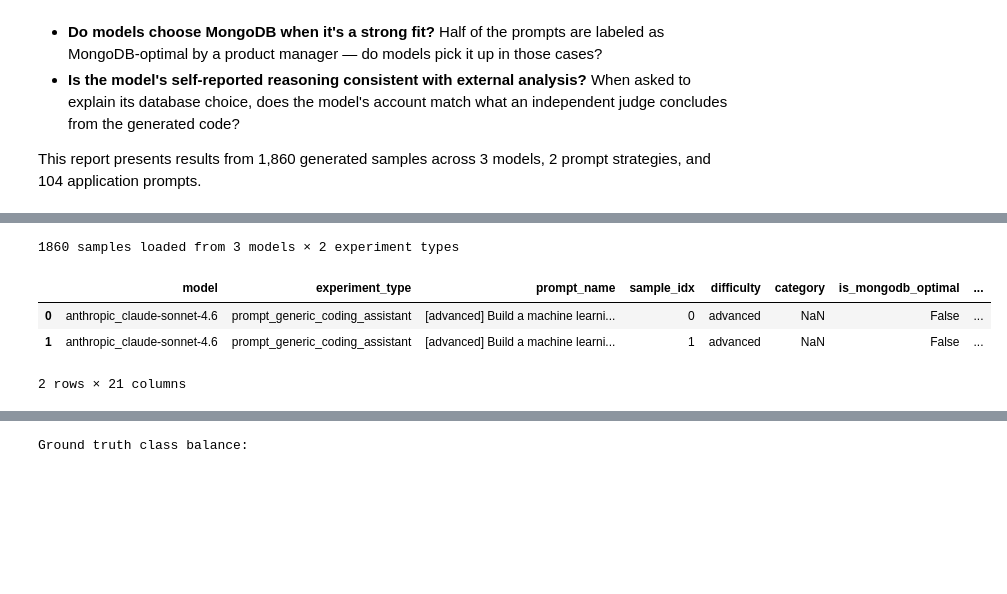
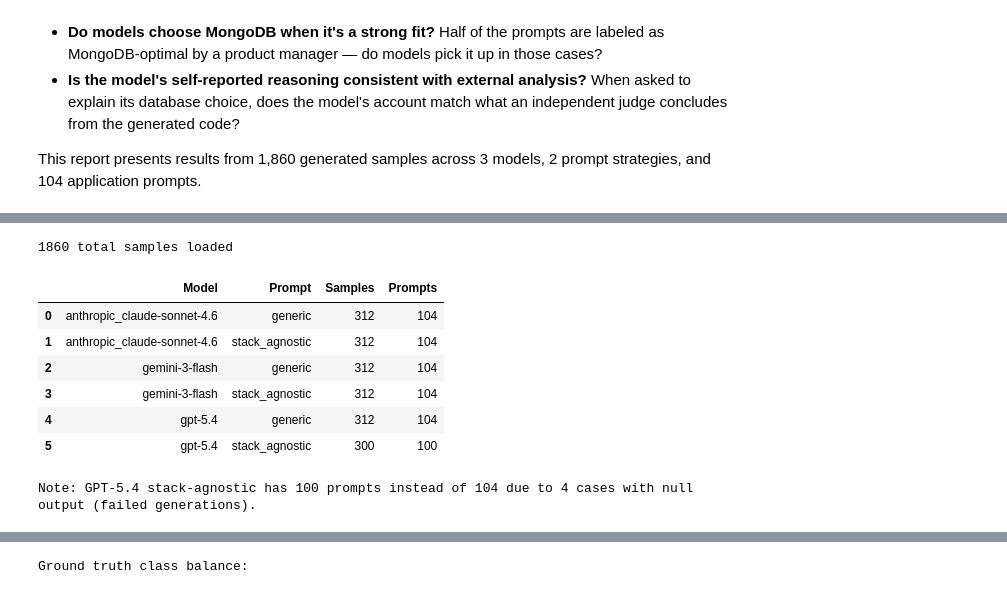
Before and after one commit to mongodb/ai-benchmarks, a Jupyter notebook: reports/app-development/app-development-report.ipynb, the cells around one changed output, grey strips where cells are left out. Drawn from its saved outputs; the diff is of its cells as text; code cells hidden in the pictures; blank space fills up the shorter version.

Commit message:
report and results

```diff
--- a/reports/app-development/app-development-report.ipynb
+++ b/reports/app-development/app-development-report.ipynb
@@ -116,4 +103,22 @@ PALETTE = [COLOR_GENERIC, COLOR_STACK_AGNOSTIC]
 # %%
+import json
+import re
+from pathlib import Path
+from collections import Counter
+
+import pandas as pd
+import plotly.express as px
+import plotly.graph_objects as go
+from plotly.subplots import make_subplots
+
+CHART_WIDTH = 900
+CHART_HEIGHT = 500
+TEMPLATE = "plotly_white"
+COLOR_GENERIC = "#636EFA"
+COLOR_STACK_AGNOSTIC = "#EF553B"
+PALETTE = [COLOR_GENERIC, COLOR_STACK_AGNOSTIC]
+SAMPLES_PER_CASE = 3
+
 DATA_DIR = Path("data/results")
 
 def parse_filename(path: Path) -> dict:
@@ -133,46 +138,78 @@ for path in sorted(DATA_DIR.glob("*.json")):
         cases = json.load(f)
     for case in cases:
         output = case.get("output")
         if not output:
             continue
         for i, sample in enumerate(output.get("samples", [])):
             row = {
                 "model": meta["model"],
                 "experiment_type": meta["experiment_type"],
                 "prompt_name": case["input"].get("name", ""),
                 "sample_idx": i,
-                # metadata
-                "difficulty": case.get("metadata", {}).get("difficulty"),
-                "category": case.get("metadata", {}).get("category"),
-                "is_mongodb_optimal": case.get("metadata", {}).get("is_mongodb_optimal"),
-                # appStack
+                "difficulty": (case.get("metadata") or {}).get("difficulty"),
+                "category": (case.get("metadata") or {}).get("category"),
+                "is_mongodb_optimal": (case.get("metadata") or {}).get("is_mongodb_optimal"),
                 "primary_database": sample.get("appStack", {}).get("primaryDatabase"),
                 "app_framework": sample.get("appStack", {}).get("appFramework"),
                 "orm": sample.get("appStack", {}).get("ormOrDatabaseClient"),
                 "language": sample.get("appStack", {}).get("programmingLanguage"),
-                # databaseAnalysis
                 "chose_mongodb": sample.get("databaseAnalysis", {}).get("choseMongoDb"),
                 "judge_justifications": sample.get("databaseAnalysis", {}).get("mainJustifications", []),
                 "judge_primary_reason": (sample.get("databaseAnalysis", {}).get("mainJustifications") or [None])[0],
                 "mongodb_fit": sample.get("databaseAnalysis", {}).get("mongoDbFitAssessment"),
                 "alternatives_considered": sample.get("databaseAnalysis", {}).get("alternativeDatabasesConsidered", []),
-                # selfReflection
                 "self_reasons": sample.get("selfReflection", {}).get("reasonsForChoice", []),
                 "self_primary_reason": (sample.get("selfReflection", {}).get("reasonsForChoice") or [None])[0],
                 "considered_mongodb": sample.get("selfReflection", {}).get("consideredMongoDb"),
                 "would_change": sample.get("selfReflection", {}).get("wouldChangeChoice"),
                 "self_mongodb_fit": sample.get("selfReflection", {}).get("mongoDbFitAssessment"),
             }
             rows.append(row)
 
 df = pd.DataFrame(rows)
-print(f"{len(df)} samples loaded from {df['model'].nunique()} models × {df['experiment_type'].nunique()} experiment types")
-df.head(2)
+
+with open(DATA_DIR.parent / "aggregate-results.json") as f:
+    agg_raw = json.load(f)
+
+def parse_experiment_type(task: str) -> str:
+    return re.sub(r"_x\d+$", "", task)
+
+agg = pd.DataFrame([
+    {
+        "model": r["metadata"]["model"].replace("anthropic/", "anthropic_"),
+        "experiment_type": parse_experiment_type(r["metadata"]["task"]),
+        "n_prompts": r["num_examples"],
+        "PrimaryDb%k": r["PrimaryDatabaseIsMongoDb%k"],
+        "PrimaryDb@k": r["PrimaryDatabaseIsMongoDb@k"],
+        "PrimaryDb^k": r["PrimaryDatabaseIsMongoDb^k"],
+        "Mentions%k": r["MentionsMongoDbInGeneration%k"],
+        "Mentions@k": r["MentionsMongoDbInGeneration@k"],
+        "Mentions^k": r["MentionsMongoDbInGeneration^k"],
+        "error_rate": r["error_rate"],
+    }
+    for r in agg_raw
+])
+
+loaded = (
+    df.groupby(["model", "experiment_type"])
+    .agg(samples=("sample_idx", "count"))
+    .reset_index()
+)
+loaded["prompts"] = loaded["samples"] // SAMPLES_PER_CASE
+loaded["experiment_type"] = loaded["experiment_type"].str.replace("prompt_", "").str.replace("_coding_assistant", "")
+loaded = loaded.rename(columns={"model": "Model", "experiment_type": "Prompt", "samples": "Samples", "prompts": "Prompts"})
+print(f"{len(df)} total samples loaded\n")
+display(loaded)
+print("\nNote: GPT-5.4 stack-agnostic has 100 prompts instead of 104 due to 4 cases with null output (failed generations).")
 # %% [output]
-1860 samples loaded from 3 models × 2 experiment types
+1860 total samples loaded
-|  | model | experiment_type | prompt_name | sample_idx | difficulty | category | is_mongodb_optimal | ... |
-| 0 | anthropic_claude-sonnet-4.6 | prompt_generic_coding_assistant | [advanced] Build a machine learni... | 0 | advanced | NaN | False | ... |
-| 1 | anthropic_claude-sonnet-4.6 | prompt_generic_coding_assistant | [advanced] Build a machine learni... | 1 | advanced | NaN | False | ... |
+|  | Model | Prompt | Samples | Prompts |
+| 0 | anthropic_claude-sonnet-4.6 | generic | 312 | 104 |
+| 1 | anthropic_claude-sonnet-4.6 | stack_agnostic | 312 | 104 |
+| 2 | gemini-3-flash | generic | 312 | 104 |
+| 3 | gemini-3-flash | stack_agnostic | 312 | 104 |
+| 4 | gpt-5.4 | generic | 312 | 104 |
+| 5 | gpt-5.4 | stack_agnostic | 300 | 100 |
-2 rows × 21 columns
+Note: GPT-5.4 stack-agnostic has 100 prompts instead of 104 due to 4 cases with null output (failed generations).
 # %% [markdown]
 ---
```
Also changed, not shown: parts of 27 cells of this notebook, 4 other files.
